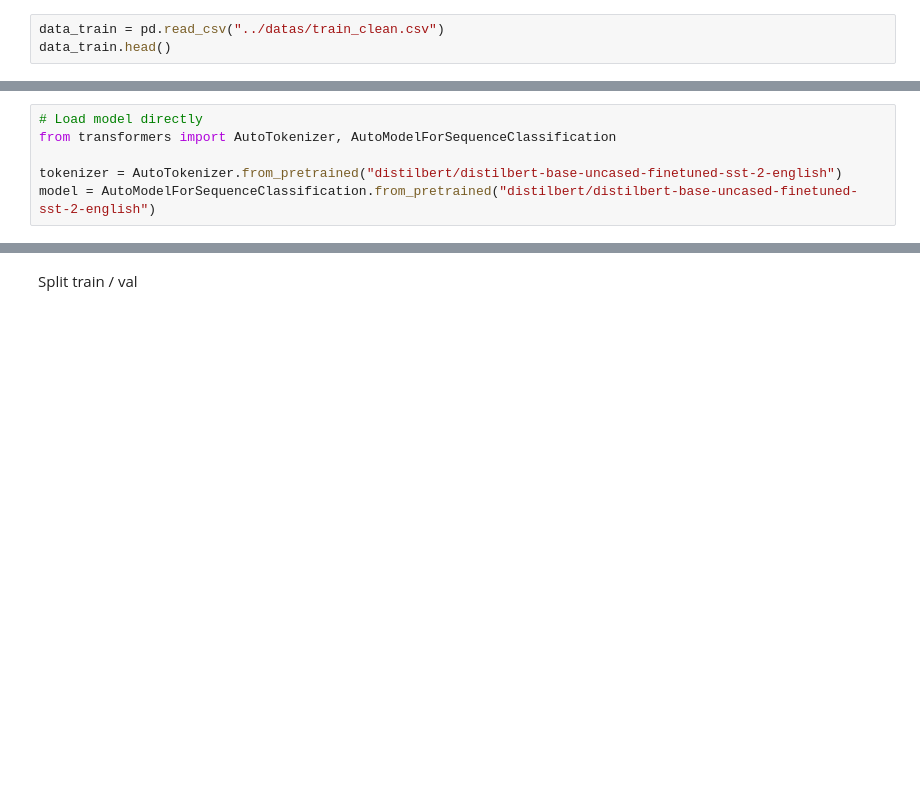
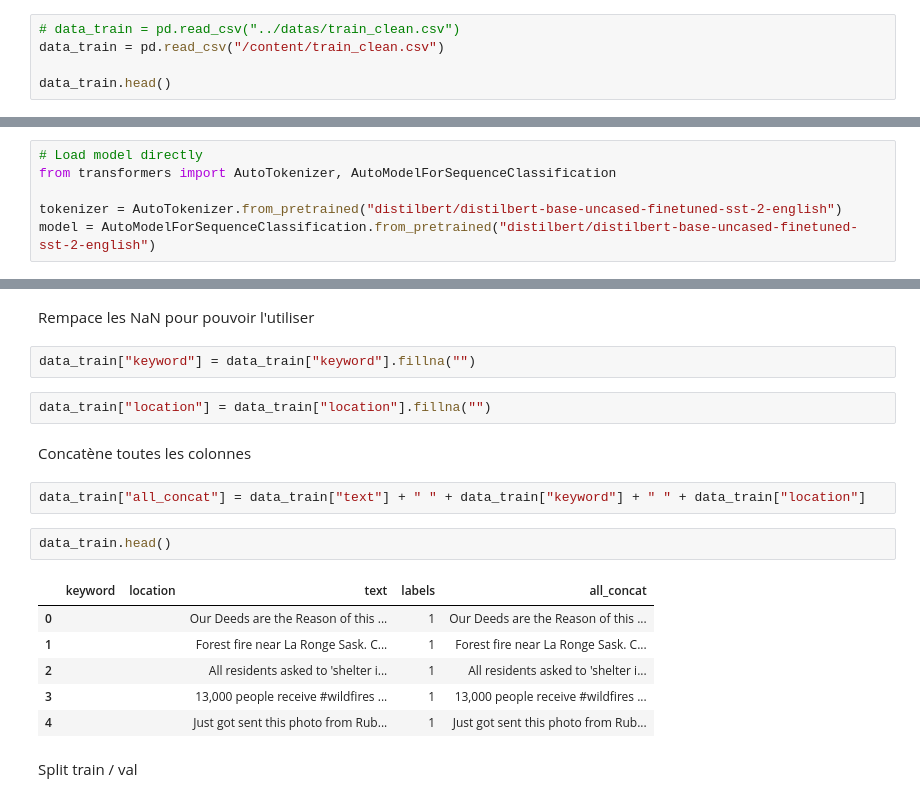
Before and after one commit to Marjorie-J/NLP_Disaster_Tweets, a Jupyter notebook: src/02_ML.ipynb, the cells around one changed output, grey strips where cells are left out. Drawn from its saved outputs; the diff is of its cells as text; blank space fills up the shorter version.

```diff
--- a/src/02_ML.ipynb
+++ b/src/02_ML.ipynb
@@ -6,7 +6,9 @@ import pandas as pd
 import plotly.express as px
 from sklearn.metrics import classification_report, confusion_matrix
 # %%
-data_train = pd.read_csv("../datas/train_clean.csv")
+# data_train = pd.read_csv("../datas/train_clean.csv")
+data_train = pd.read_csv("/content/train_clean.csv")
+
 data_train.head()
 # %% [output]
 |  | keyword | location | text | labels |
@@ -31,3 +49,22 @@ def tokenize_function(example):
+# %% [markdown]
+Rempace les NaN pour pouvoir l'utiliser
+# %%
+data_train["keyword"] = data_train["keyword"].fillna("")
+# %%
+data_train["location"] = data_train["location"].fillna("")
+# %% [markdown]
+Concatène toutes les colonnes
+# %%
+data_train["all_concat"] = data_train["text"] + " " + data_train["keyword"] + " " + data_train["location"]
+# %%
+data_train.head()
+# %% [output]
+|  | keyword | location | text | labels | all_concat |
+| 0 |  |  | Our Deeds are the Reason of this ... | 1 | Our Deeds are the Reason of this ... |
+| 1 |  |  | Forest fire near La Ronge Sask. C... | 1 | Forest fire near La Ronge Sask. C... |
+| 2 |  |  | All residents asked to 'shelter i... | 1 | All residents asked to 'shelter i... |
+| 3 |  |  | 13,000 people receive #wildfires ... | 1 | 13,000 people receive #wildfires ... |
+| 4 |  |  | Just got sent this photo from Rub... | 1 | Just got sent this photo from Rub... |
 # %% [markdown]
 Split train / val
 # %%
```
Also changed, not shown: parts of 10 cells of this notebook, 1 other file.
